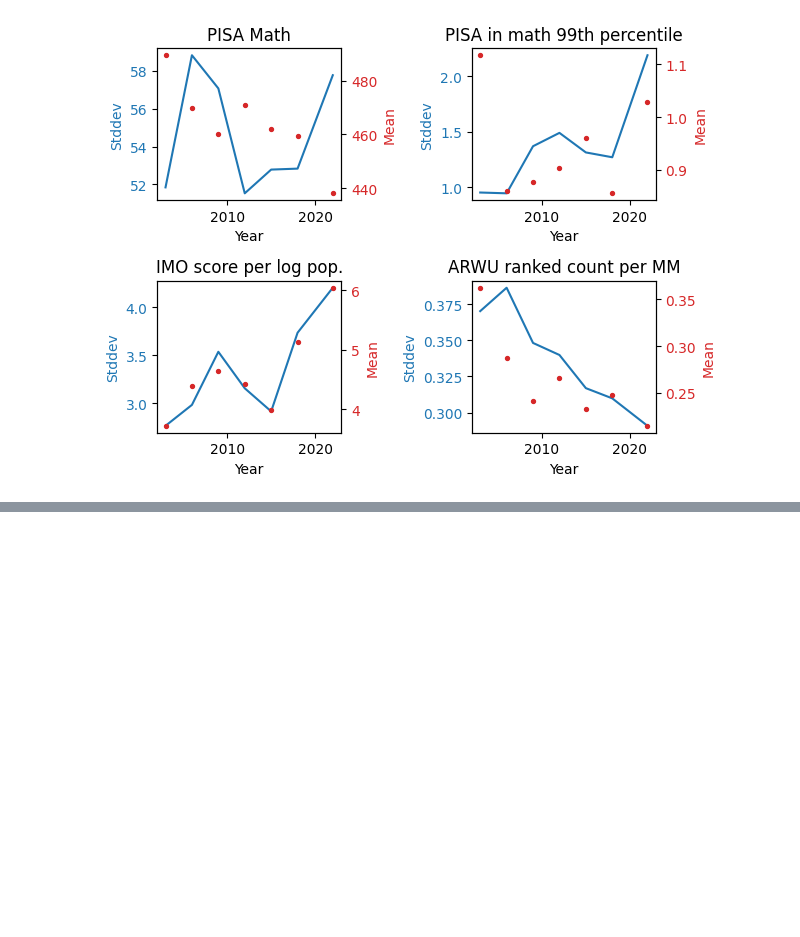
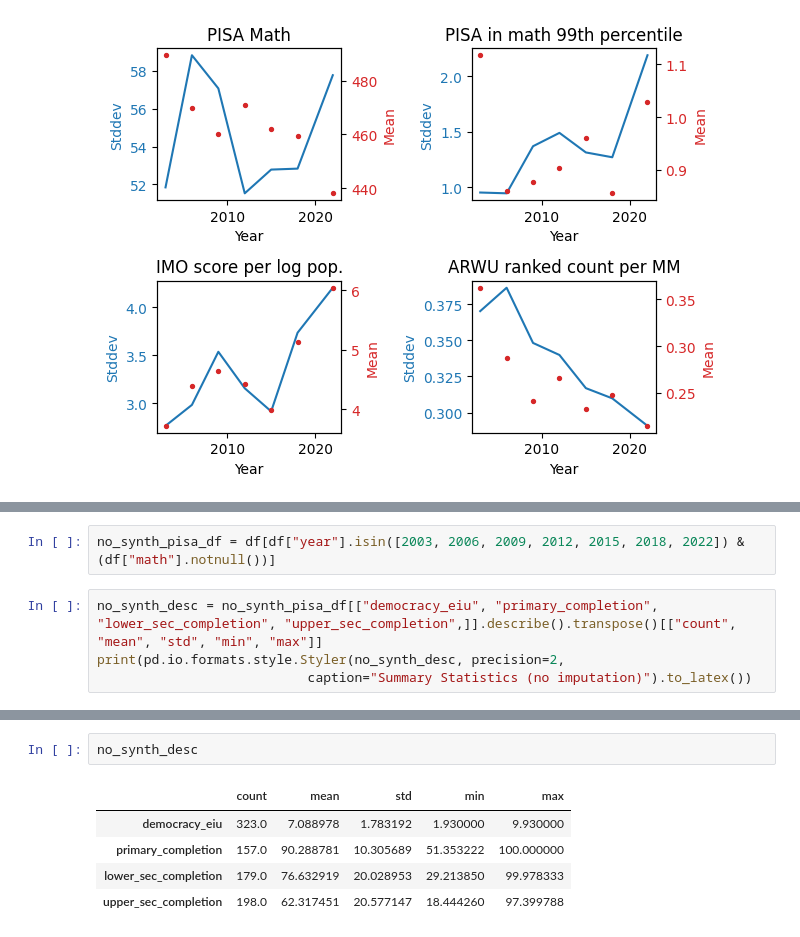
Before and after one commit to jamesxu123/econ442, a Jupyter notebook: charts/charts.ipynb, the cells around one changed output, grey strips where cells are left out. Saved outputs shown, nothing was run; the diff lists cells and outputs as text; blank space fills up the shorter version.

Commit message:
add pre imputation stats

```diff
--- a/charts/charts.ipynb
+++ b/charts/charts.ipynb
@@ -312,3 +314,9 @@ in_math99 & 441.00 & 0.94 & 1.46 & 0.00 & 14.64 \\
 math & 441.00 & 461.93 & 56.23 & 315.96 & 574.66 \\
 \end{tabular}
 \end{table}
+# %%
+no_synth_pisa_df = df[df["year"].isin([2003, 2006, 2009, 2012, 2015, 2018, 2022]) & (df["math"].notnull())]
+# %%
+no_synth_desc = no_synth_pisa_df[["democracy_eiu", "primary_completion", "lower_sec_completion", "upper_sec_completion",]].describe().transpose()[["count", "mean", "std", "min", "max"]]
+print(pd.io.formats.style.Styler(no_synth_desc, precision=2,
+                           caption="Summary Statistics (no imputation)").to_latex())
@@ -314,0 +334,8 @@ math & 441.00 & 461.93 & 56.23 & 315.96 & 574.66 \\
+# %%
+no_synth_desc
+# %% [output]
+|  | count | mean | std | min | max |
+| democracy_eiu | 323.0 | 7.088978 | 1.783192 | 1.930000 | 9.930000 |
+| primary_completion | 157.0 | 90.288781 | 10.305689 | 51.353222 | 100.000000 |
+| lower_sec_completion | 179.0 | 76.632919 | 20.028953 | 29.213850 | 99.978333 |
+| upper_sec_completion | 198.0 | 62.317451 | 20.577147 | 18.444260 | 97.399788 |
```
Also changed, not shown: parts of 4 cells of this notebook, 2 other files.
